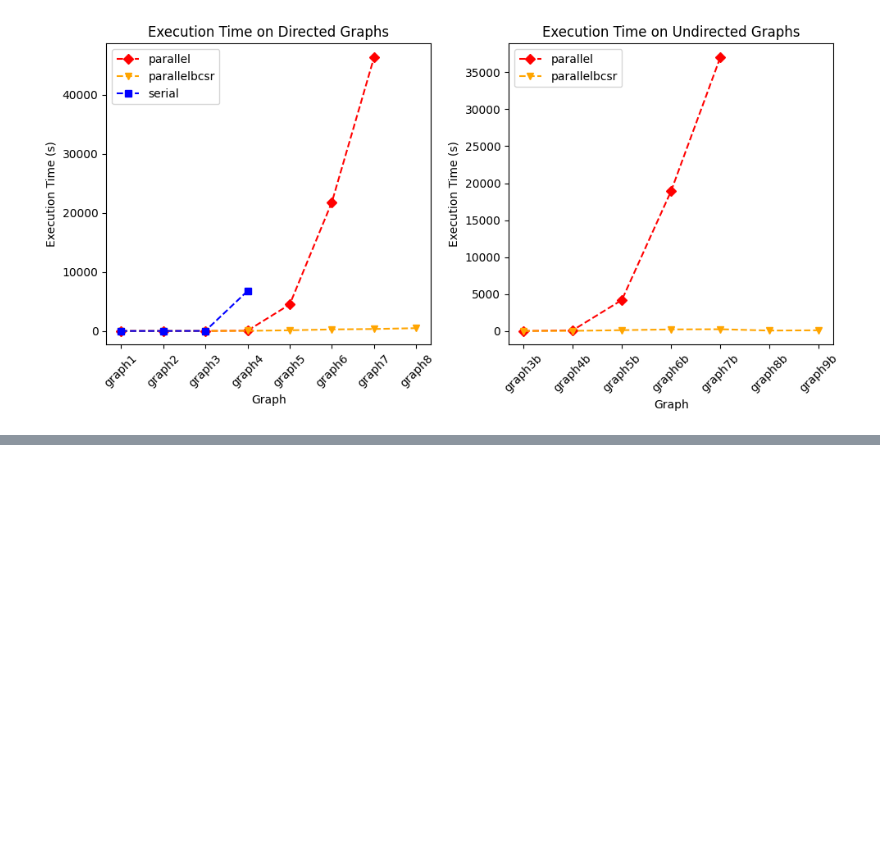
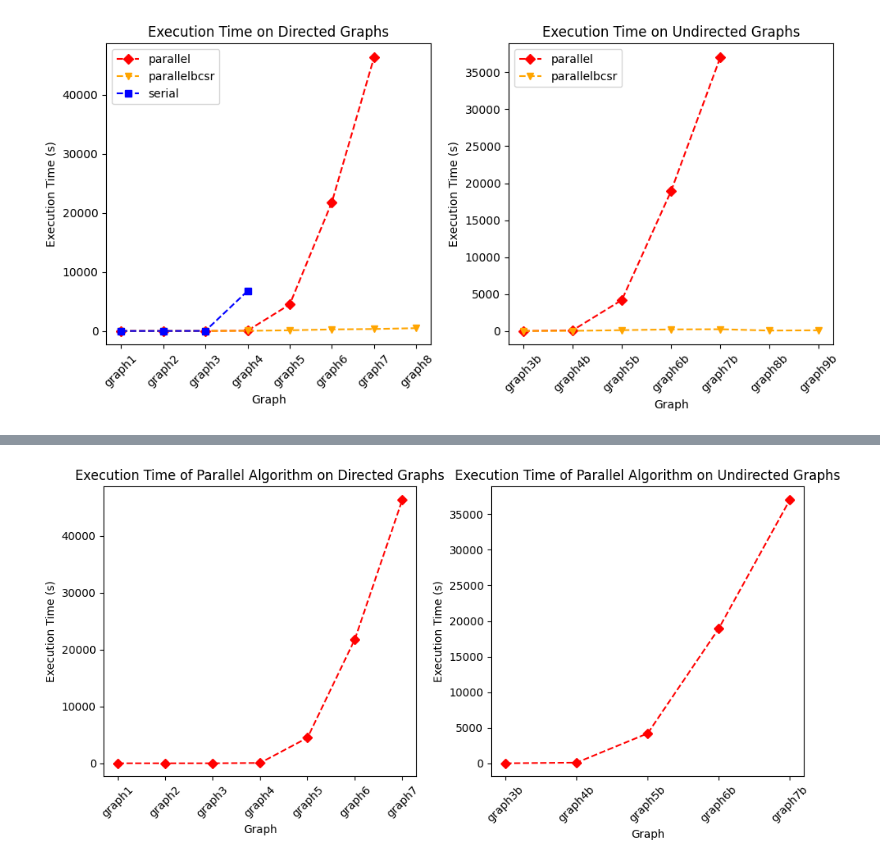
Before and after one commit to Daniele974/GraphCuts_CUDA, a Jupyter notebook: result_analysis.ipynb, the cells around one changed output, grey strips where cells are left out. Saved outputs shown, nothing was run; the diff lists cells and outputs as text; code cells hidden in the pictures; blank space fills up the shorter version.

```diff
--- a/result_analysis.ipynb
+++ b/result_analysis.ipynb
@@ -115,0 +137,21 @@ plt.show()
+# %%
+# Plot execution time of parallel algorithm for directed and undirected graphs separately
+agg_results_directed = agg_results[(agg_results['algorithm'] == 'parallel') & (~agg_results['graphId'].str.endswith('b'))]
+agg_results_undirected = agg_results[(agg_results['algorithm'] == 'parallel') & (agg_results['graphId'].str.endswith('b'))]
+plt.figure(figsize=(10, 5))
+plt.subplot(1, 2, 1)
+plt.plot(agg_results_directed['graphId'], agg_results_directed['execTime_mean'], label='parallel', linestyle=plot_style['parallel']['linestyle'], color=plot_style['parallel']['color'], marker=plot_style['parallel']['marker'])
+plt.xlabel('Graph')
+plt.ylabel('Execution Time (s)')
+plt.title('Execution Time of Parallel Algorithm on Directed Graphs')
+plt.xticks(rotation=45)
+plt.subplot(1, 2, 2)
+plt.plot(agg_results_undirected['graphId'], agg_results_undirected['execTime_mean'], label='parallel', linestyle=plot_style['parallel']['linestyle'], color=plot_style['parallel']['color'], marker=plot_style['parallel']['marker'])
+plt.xlabel('Graph')
+plt.ylabel('Execution Time (s)')
+plt.title('Execution Time of Parallel Algorithm on Undirected Graphs')
+plt.xticks(rotation=45)
+plt.tight_layout()
+plt.show()
+# %% [output]
+[figure, added]
```
Also changed, not shown: parts of 2 cells of this notebook, 31 other files.
